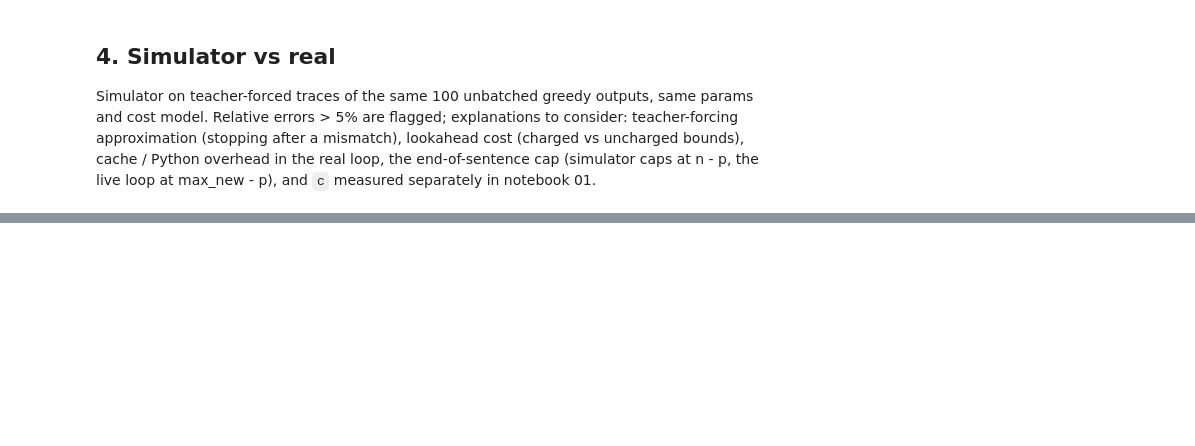
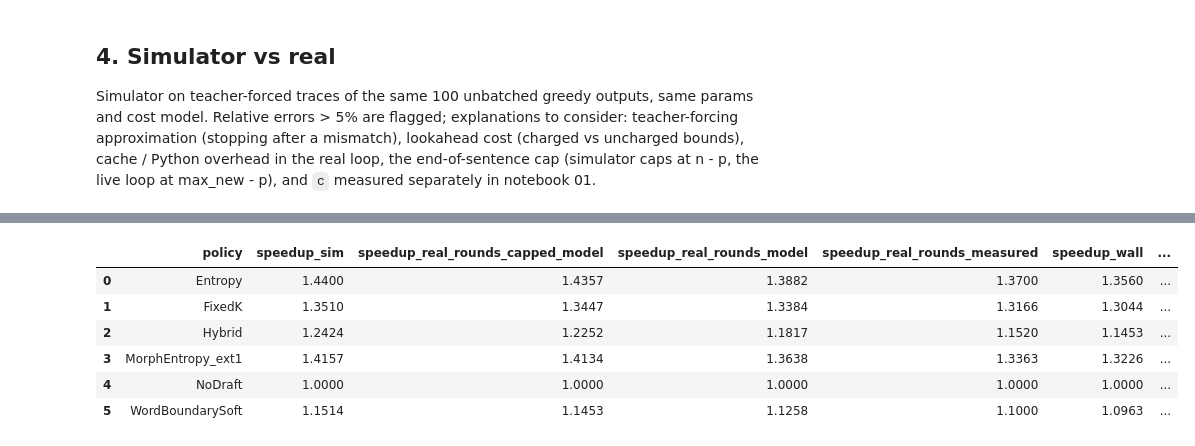
Before and after one commit to https-kanika/Linguistically-guided-MTP, a Jupyter notebook: notebooks/04_real_loop_analysis.ipynb, the cells around one changed output, grey strips where cells are left out. Drawn from its saved outputs; the diff is of its cells as text; code cells hidden in the pictures; blank space fills up the shorter version.

```diff
--- a/notebooks/04_real_loop_analysis.ipynb
+++ b/notebooks/04_real_loop_analysis.ipynb
@@ -73,0 +141,12 @@ svr[cols].round(4)
+# %%
+gap = analysis.gap_decomposition(results, T, {r['policy']: r['speedup_sim_charged'] for r in sim_rows})
+gap.to_csv(RES / 'sim_vs_real_decomposition.csv', index=False)
+gap.round(4)
+# %% [output]
+|  | policy | speedup_sim | speedup_real_rounds_capped_model | speedup_real_rounds_model | speedup_real_rounds_measured | speedup_wall | ... |
+| 0 | Entropy | 1.4400 | 1.4357 | 1.3882 | 1.3700 | 1.3560 | ... |
+| 1 | FixedK | 1.3510 | 1.3447 | 1.3384 | 1.3166 | 1.3044 | ... |
+| 2 | Hybrid | 1.2424 | 1.2252 | 1.1817 | 1.1520 | 1.1453 | ... |
+| 3 | MorphEntropy_ext1 | 1.4157 | 1.4134 | 1.3638 | 1.3363 | 1.3226 | ... |
+| 4 | NoDraft | 1.0000 | 1.0000 | 1.0000 | 1.0000 | 1.0000 | ... |
+| 5 | WordBoundarySoft | 1.1514 | 1.1453 | 1.1258 | 1.1000 | 1.0963 | ... |
```
Also changed, not shown: parts of 13 cells of this notebook, 16 other files.
